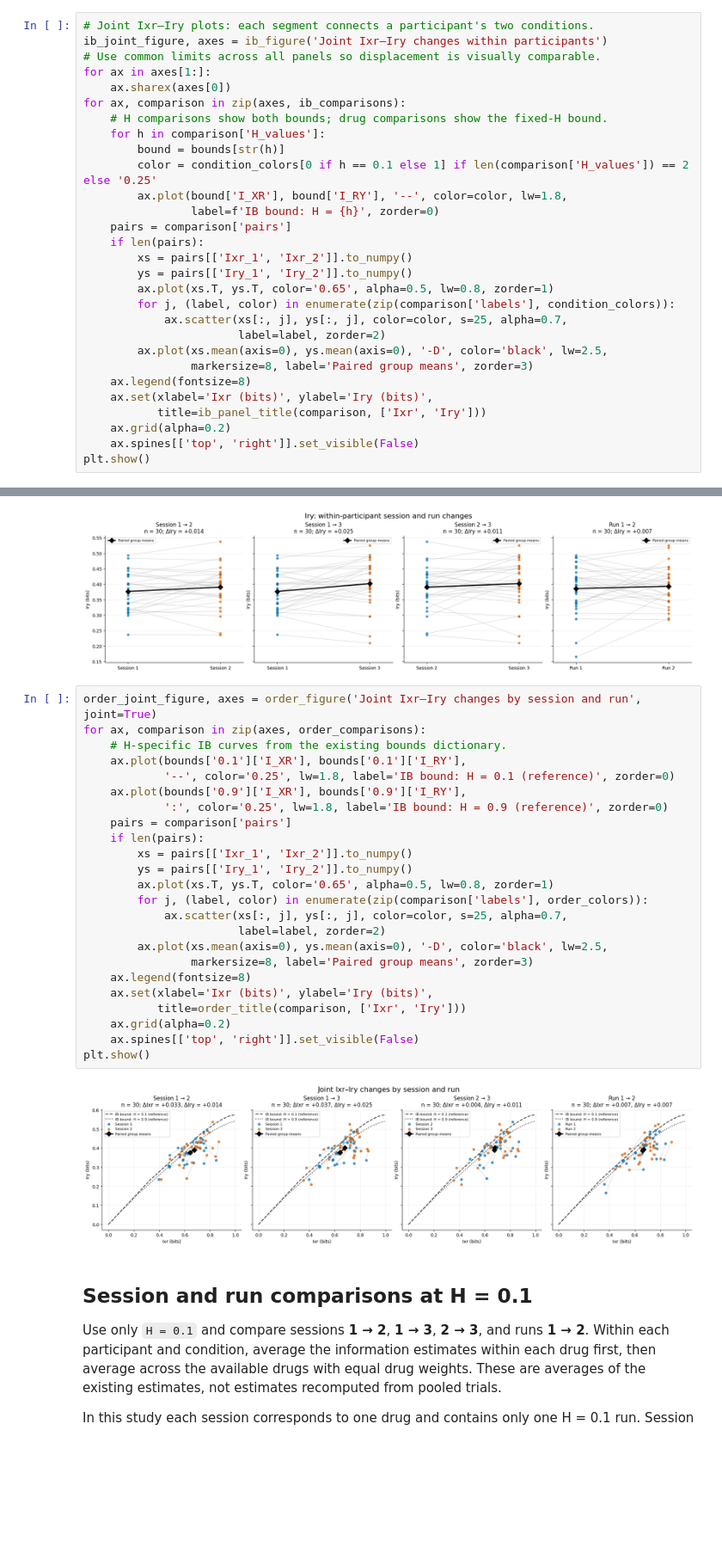
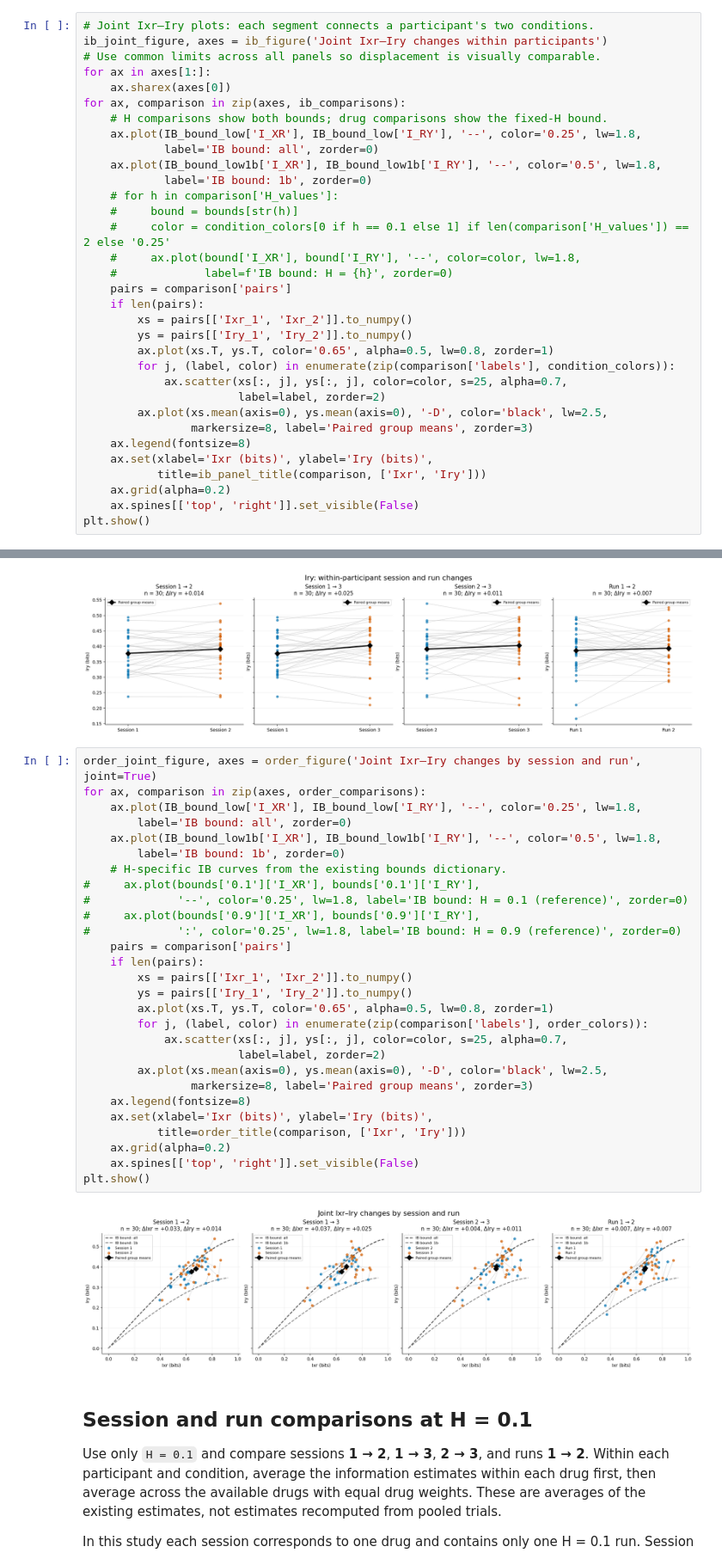
Before and after one commit to jacobaparker/Copy_Murphy2021, a Jupyter notebook: pharma/IB_analysis.ipynb, the cells around one changed output, grey strips where cells are left out. Shown at 86% size. Cells and saved outputs as stored; diff of their text form; blank space fills up the shorter version.

```diff
--- a/pharma/IB_analysis.ipynb
+++ b/pharma/IB_analysis.ipynb
@@ -659,11 +659,15 @@ for ax in axes[1:]:
     ax.sharex(axes[0])
 for ax, comparison in zip(axes, ib_comparisons):
     # H comparisons show both bounds; drug comparisons show the fixed-H bound.
-    for h in comparison['H_values']:
-        bound = bounds[str(h)]
-        color = condition_colors[0 if h == 0.1 else 1] if len(comparison['H_values']) == 2 else '0.25'
-        ax.plot(bound['I_XR'], bound['I_RY'], '--', color=color, lw=1.8,
-                label=f'IB bound: H = {h}', zorder=0)
+    ax.plot(IB_bound_low['I_XR'], IB_bound_low['I_RY'], '--', color='0.25', lw=1.8,
+            label='IB bound: all', zorder=0)
+    ax.plot(IB_bound_low1b['I_XR'], IB_bound_low1b['I_RY'], '--', color='0.5', lw=1.8,
+            label='IB bound: 1b', zorder=0)
+    # for h in comparison['H_values']:
+    #     bound = bounds[str(h)]
+    #     color = condition_colors[0 if h == 0.1 else 1] if len(comparison['H_values']) == 2 else '0.25'
+    #     ax.plot(bound['I_XR'], bound['I_RY'], '--', color=color, lw=1.8,
+    #             label=f'IB bound: H = {h}', zorder=0)
     pairs = comparison['pairs']
     if len(pairs):
         xs = pairs[['Ixr_1', 'Ixr_2']].to_numpy()
@@ -765,29 +769,33 @@ for measure in ['Ixr', 'Iry']:
 # %%
 order_joint_figure, axes = order_figure('Joint Ixr–Iry changes by session and run', joint=True)
 for ax, comparison in zip(axes, order_comparisons):
+    ax.plot(IB_bound_low['I_XR'], IB_bound_low['I_RY'], '--', color='0.25', lw=1.8,
+        label='IB bound: all', zorder=0)
+    ax.plot(IB_bound_low1b['I_XR'], IB_bound_low1b['I_RY'], '--', color='0.5', lw=1.8,
+        label='IB bound: 1b', zorder=0)
     # H-specific IB curves from the existing bounds dictionary.
-    ax.plot(bounds['0.1']['I_XR'], bounds['0.1']['I_RY'],
-            '--', color='0.25', lw=1.8, label='IB bound: H = 0.1 (reference)', zorder=0)
-    ax.plot(bounds['0.9']['I_XR'], bounds['0.9']['I_RY'],
-            ':', color='0.25', lw=1.8, label='IB bound: H = 0.9 (reference)', zorder=0)
+#     ax.plot(bounds['0.1']['I_XR'], bounds['0.1']['I_RY'],
+#             '--', color='0.25', lw=1.8, label='IB bound: H = 0.1 (reference)', zorder=0)
+#     ax.plot(bounds['0.9']['I_XR'], bounds['0.9']['I_RY'],
+#             ':', color='0.25', lw=1.8, label='IB bound: H = 0.9 (reference)', zorder=0)
     pairs = comparison['pairs']
     if len(pairs):
         xs = pairs[['Ixr_1', 'Ixr_2']].to_numpy()
         ys = pairs[['Iry_1', 'Iry_2']].to_numpy()
         ax.plot(xs.T, ys.T, color='0.65', alpha=0.5, lw=0.8, zorder=1)
         for j, (label, color) in enumerate(zip(comparison['labels'], order_colors)):
             ax.scatter(xs[:, j], ys[:, j], color=color, s=25, alpha=0.7,
                        label=label, zorder=2)
         ax.plot(xs.mean(axis=0), ys.mean(axis=0), '-D', color='black', lw=2.5,
                 markersize=8, label='Paired group means', zorder=3)
     ax.legend(fontsize=8)
     ax.set(xlabel='Ixr (bits)', ylabel='Iry (bits)',
            title=order_title(comparison, ['Ixr', 'Iry']))
     ax.grid(alpha=0.2)
     ax.spines[['top', 'right']].set_visible(False)
 plt.show()
 # %% [output]
-[figure, old version]
+[figure, new version]
 # %% [markdown]
 ## Session and run comparisons at H = 0.1
 
```
Also changed, not shown: parts of 13 cells of this notebook, 2 other files.
